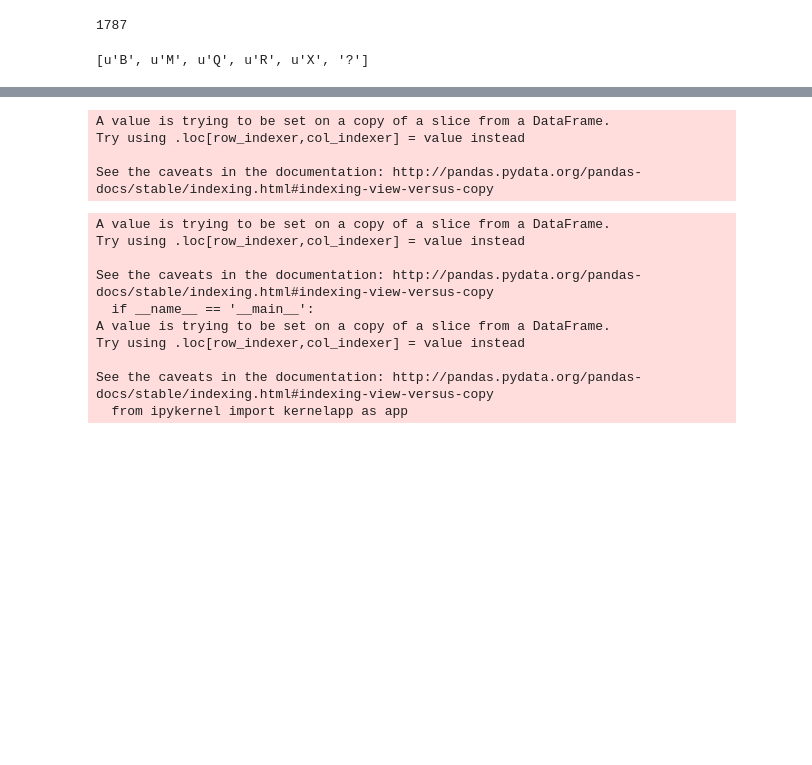
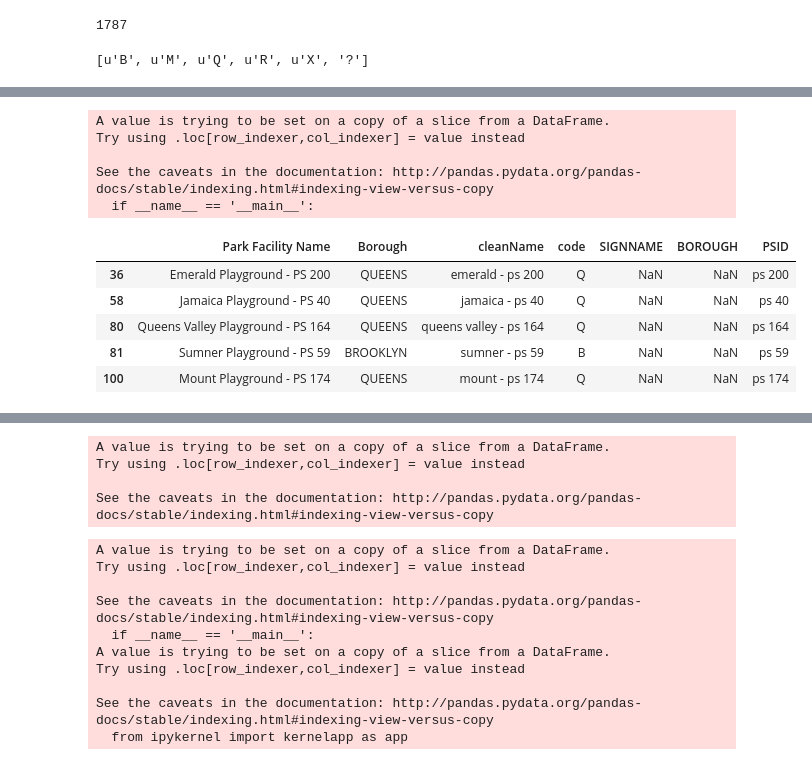
Before and after one commit to gdobler/parqa, a Jupyter notebook: 311/ONTOLOGY/Ontology_matching_parkNames.ipynb, the cells around one changed output, grey strips where cells are left out. Saved outputs shown, nothing was run; the diff lists cells and outputs as text; code cells hidden in the pictures; blank space fills up the shorter version.

```diff
--- a/311/ONTOLOGY/Ontology_matching_parkNames.ipynb
+++ b/311/ONTOLOGY/Ontology_matching_parkNames.ipynb
@@ -151,0 +157,4 @@ Matched:  606
+# %%
+PATTERN = r'ps [0-9]+'
+p_PS = Unmatched[Unmatched.cleanName.str.contains(pattern)]
+Unmatched2 = Unmatched[~Unmatched.cleanName.str.contains(pattern)]
@@ -151,0 +178,15 @@ Matched:  606
+# %%
+p_PS['PSID'] = p_PS.cleanName.apply(getPS)
+p_PS.head()
+# %% [output]
+A value is trying to be set on a copy of a slice from a DataFrame.
+Try using .loc[row_indexer,col_indexer] = value instead
+
+See the caveats in the documentation: http://pandas.pydata.org/pandas-docs/stable/indexing.html#indexing-view-versus-copy
+  if __name__ == '__main__':
+|  | Park Facility Name | Borough | cleanName | code | SIGNNAME | BOROUGH | PSID |
+| 36 | Emerald Playground - PS 200 | QUEENS | emerald - ps 200 | Q | NaN | NaN | ps 200 |
+| 58 | Jamaica Playground - PS 40 | QUEENS | jamaica - ps 40 | Q | NaN | NaN | ps 40 |
+| 80 | Queens Valley Playground - PS 164 | QUEENS | queens valley - ps 164 | Q | NaN | NaN | ps 164 |
+| 81 | Sumner Playground - PS 59 | BROOKLYN | sumner - ps 59 | B | NaN | NaN | ps 59 |
+| 100 | Mount Playground - PS 174 | QUEENS | mount - ps 174 | Q | NaN | NaN | ps 174 |
```
Also changed, not shown: parts of 21 cells of this notebook, 5 other files.
